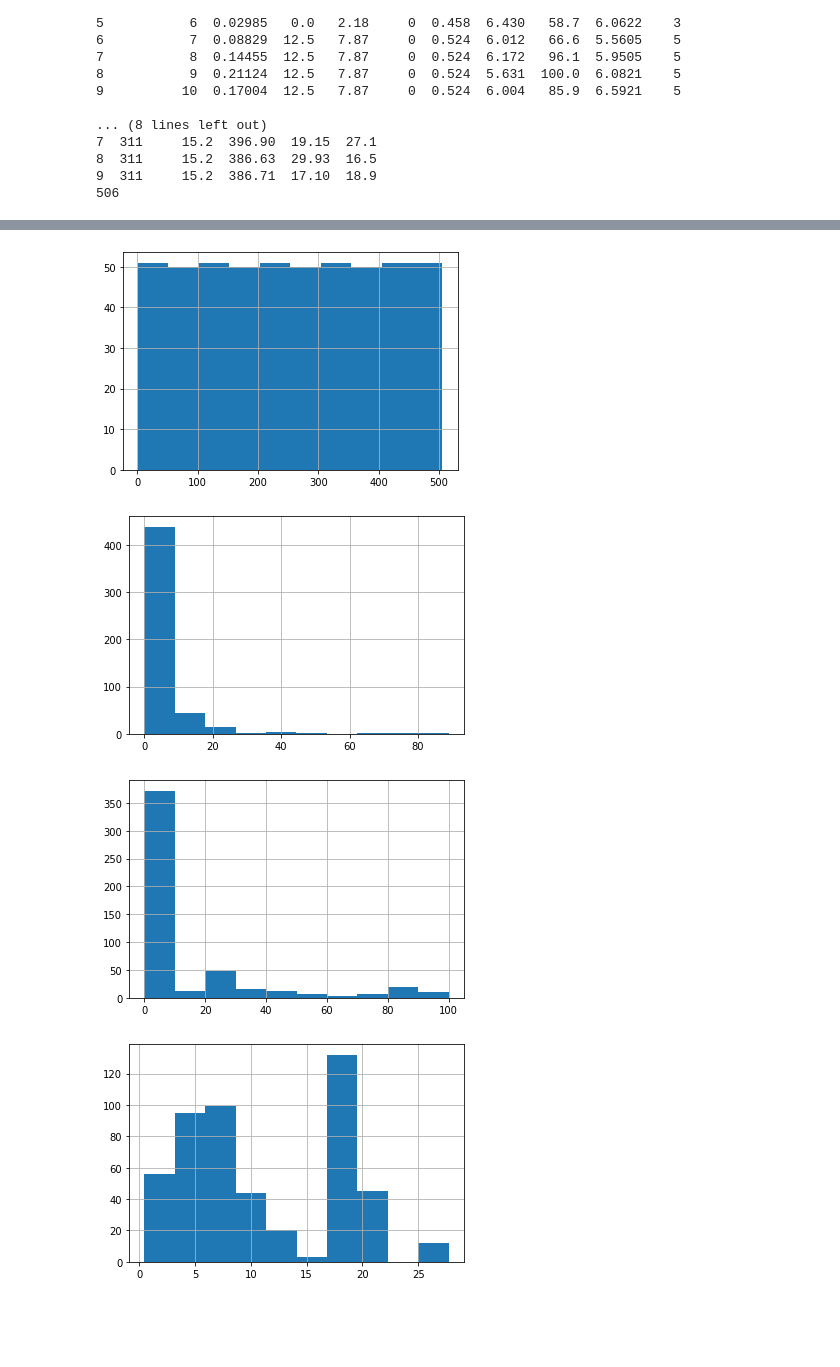
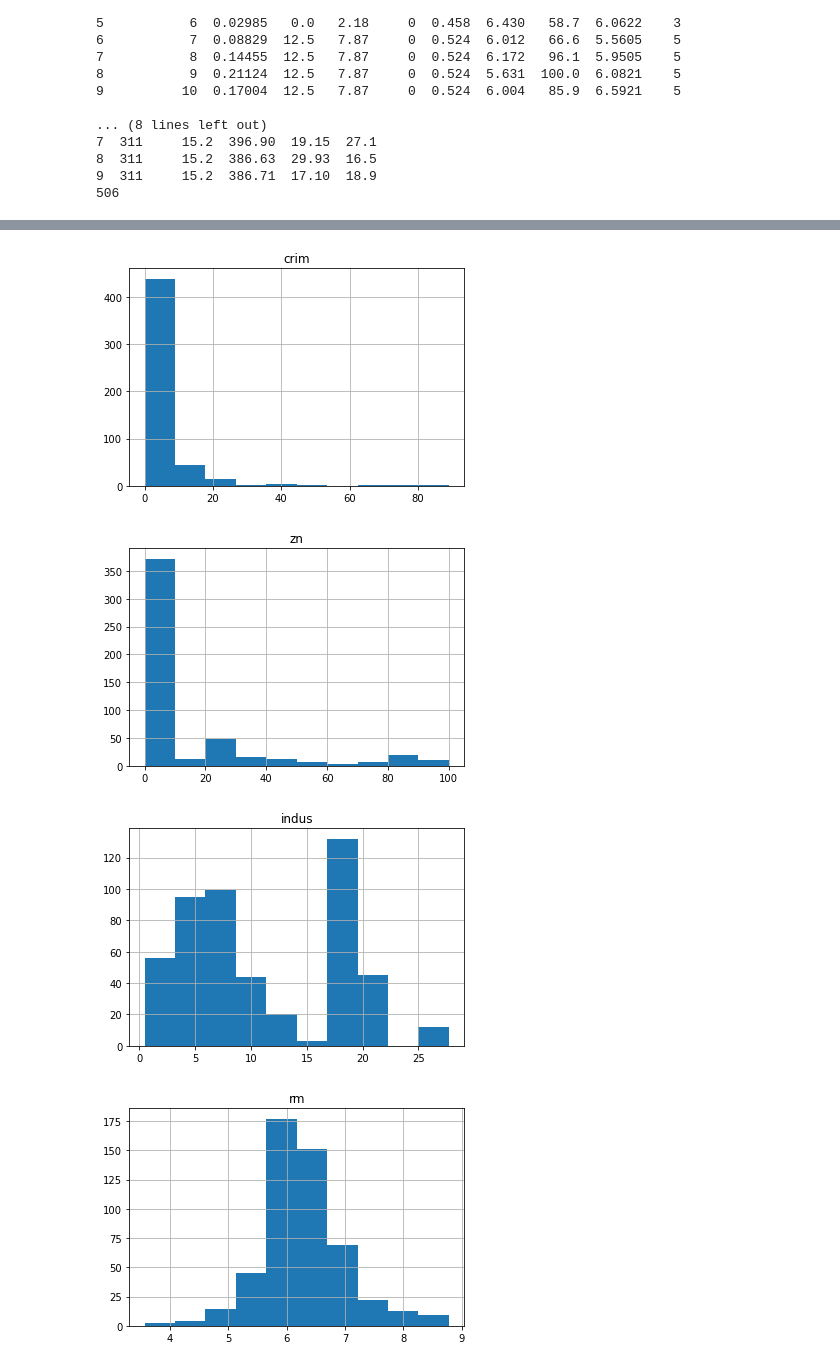
Before and after one commit to ramsey-king/DSC-540-Data-Preparation, a Jupyter notebook: Wk3-4/KingRamseyWk3-4Exercises.ipynb, the cells around one changed output, grey strips where cells are left out. Saved outputs shown, nothing was run; the diff lists cells and outputs as text; code cells hidden in the pictures; blank space fills up the shorter version.

```diff
--- a/Wk3-4/KingRamseyWk3-4Exercises.ipynb
+++ b/Wk3-4/KingRamseyWk3-4Exercises.ipynb
@@ -41,6 +57,6 @@ print(len(boston_data))
 # 4. Create a smaller DataFrame with columns that DO NOT include CHAS, NOX, B, and LSTAT.
 # 5. Check the last seven records of the new DataFrame you just created.
 
-small_boston_data = boston_data.drop(columns=['chas', 'nox', 'black', 'lstat'])
+small_boston_data = boston_data.drop(columns=['chas', 'nox', 'black', 'lstat', 'Unnamed: 0'])
 print(small_boston_data.tail(7))
 # %% [output]
@@ -64,19 +71,13 @@ print(small_boston_data.tail(7))
 # %%
 # 6. Plot the histograms of all the variable (columns) in the new DataFrame
 # 7. Plot them all at once using a for loop.  Try to add a unique title to a plot.
 
 for column in small_boston_data.columns:
-#for column in small_boston_data.iteritems():
     small_boston_data[column].hist()
-    #plt.title(small_boston_data.index[column])
+    plt.title(column)
     plt.show()
-
-# 8. Create a scatter plot of crime rate versus price.
-# 9. Plot using log10 (crime) versus price.
-# 10. Calculate some useful statistics, such as mean rooms per dwelling, median age, mean distances to five Boston
-# employment centers, and the percentage of houses with a low price (< $20,000).
 # %% [output]
-[figure, old version]
+[figure, new version]
-[figure, old version]
+[figure, new version]
-[figure, old version]
+[figure, new version]
-[figure, old version]
+[figure, new version]
```
Also changed, not shown: parts of 9 cells of this notebook, 1 other file.
